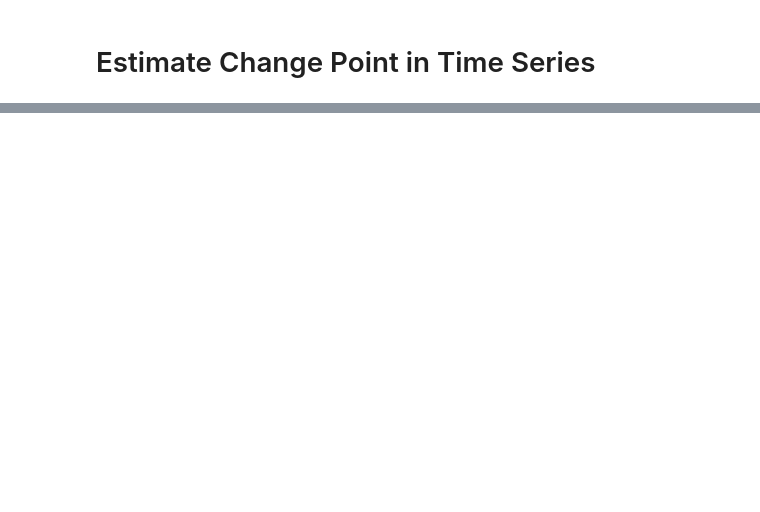
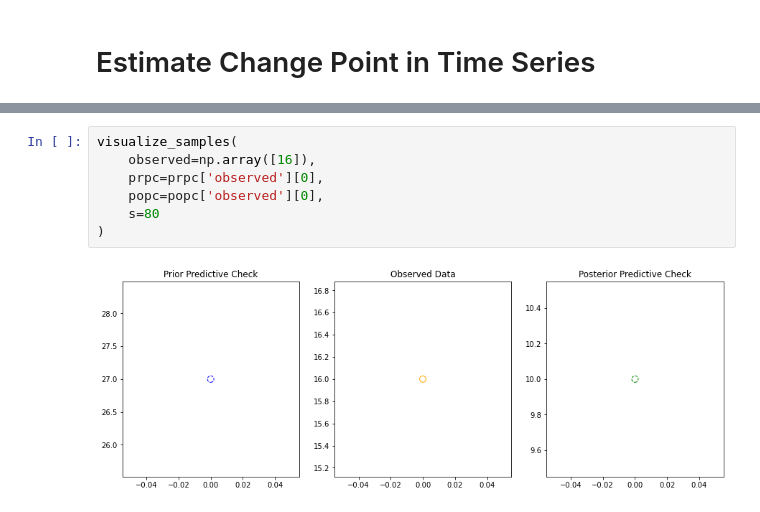
Before and after one commit to vb690/learning_bayes, a Jupyter notebook: books/bayesian_cognitive_modelling/chapter_5.ipynb, the cells around one changed output, grey strips where cells are left out. Cells and saved outputs as stored; diff of their text form; blank space fills up the shorter version.

```diff
--- a/books/bayesian_cognitive_modelling/chapter_5.ipynb
+++ b/books/bayesian_cognitive_modelling/chapter_5.ipynb
@@ -252,0 +224,9 @@ visualize_time_series(
+# %%
+visualize_samples(
+    observed=np.array([16]),
+    prpc=prpc['observed'][0],
+    popc=popc['observed'][0],
+    s=80
+)
+# %% [output]
+[figure, added]
```
Also changed, not shown: parts of 15 cells of this notebook, 2 other files.
